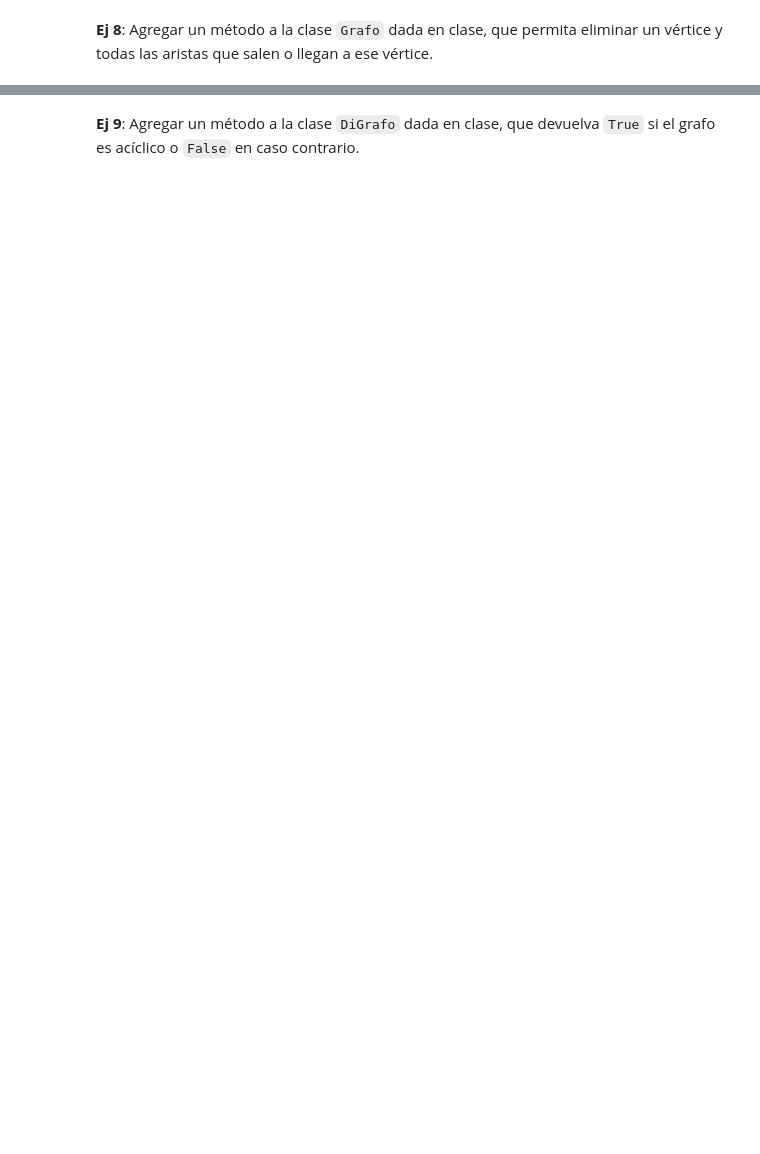
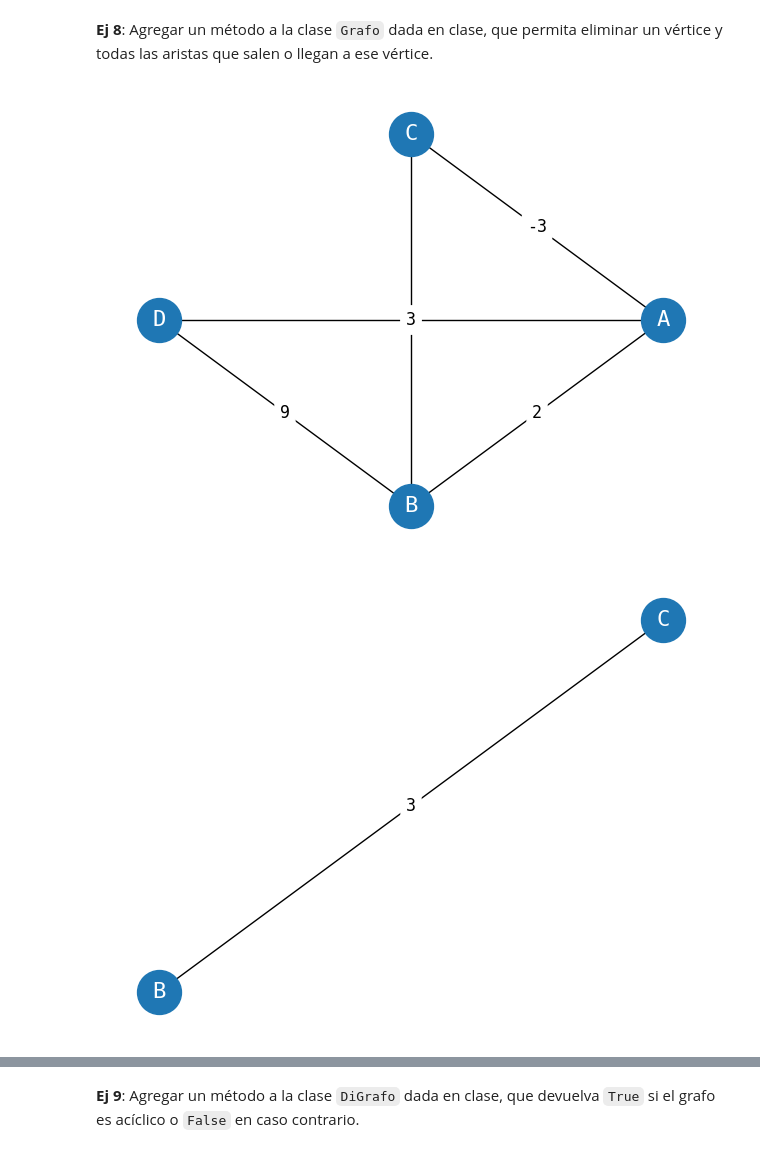
Before and after one commit to Nacho1810/eed-untref--Ignacio-Lobo, a Jupyter notebook: guia4/Guia 4.ipynb, the cells around one changed output, grey strips where cells are left out. Cells and saved outputs as stored; diff of their text form; code cells hidden in the pictures; blank space fills up the shorter version.

```diff
--- a/guia4/Guia 4.ipynb
+++ b/guia4/Guia 4.ipynb
@@ -22,7 +22,7 @@ class Grafo:
     Vertice de Origen: Filas
     Vertice Destino: Columnas
     Si es ponderado: Dict(VO) -> Dict(VD) -> Peso
-    No ponderado: Dict(VO) -> SET(VD)
+    No ponderado: Dict(VO) -> Dict(VD) -> 1
     """
     def vertices(self):
         return [elem for elem in self.matriz.keys()]
@@ -355,12 +434,37 @@ def revertir(g: DiGrafo) -> DiGrafo:
 # %%
 from edd.grafo import Grafo
 
 
-def eliminal_vertice(self, v: str) -> None:
+def eliminal_vertice(self:Grafo, v: str) -> None:
+    # v = self._vertices[str(v)]
+    if self.dirigido:
+        return
+    try:
+        verti=self._vertices.pop(v)
+        # print(v)
+        for ady in verti.aristas:
+            # print(ady)
+            entrante = Arista(ady.destino,ady.origen,ady.peso)
+            ady._destino._aristas.remove(entrante)
+            self._aristas.remove(entrante)
+            verti._aristas.remove(ady)
+            self._aristas.remove(ady)
+    except KeyError:
+        print("El vertice no se encuentra en el grafo")
+d1=Grafo()
+d1.agregar_arista("A","B",2)
+d1.agregar_arista("B","C",3)
+d1.agregar_arista("C","A",-3)
+d1.agregar_arista("A","D",6)
+d1.agregar_arista("D","B",9)
+d1.draw()
+d1.eliminal_vertice("A")
+d1.eliminal_vertice("D")
 
-    pass
-
-
-Grafo.eliminal_vertice = eliminal_vertice
+d1.draw()
+d1.eliminal_vertice("D")
+# %% [output]
+[figure, added]
+[figure, added]
 # %%
 # Tests
```
Also changed, not shown: parts of 13 cells of this notebook, 6 other files.
